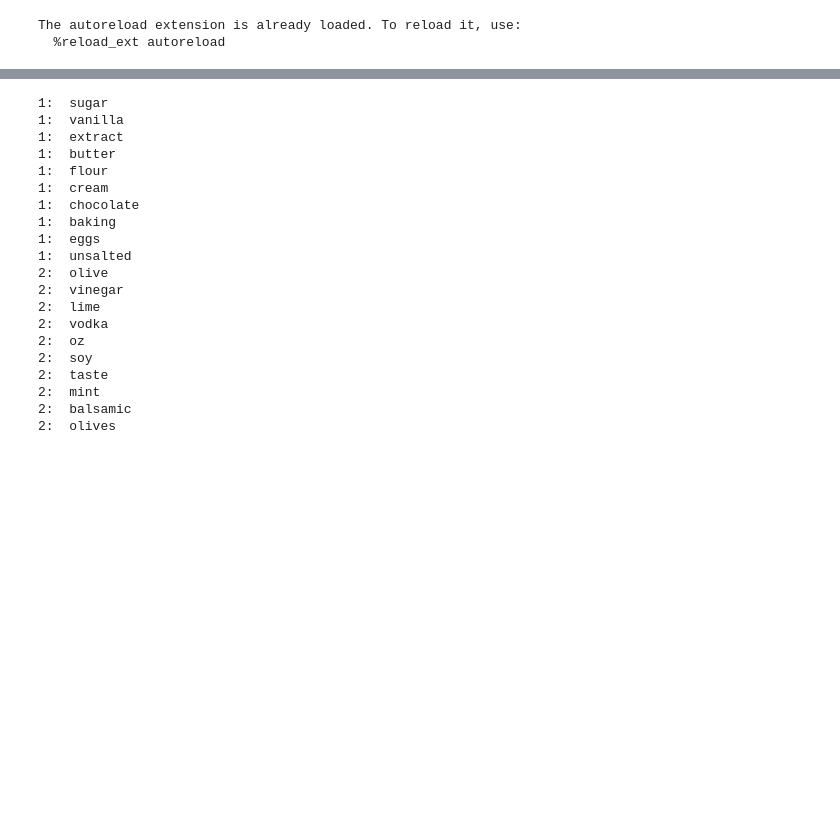
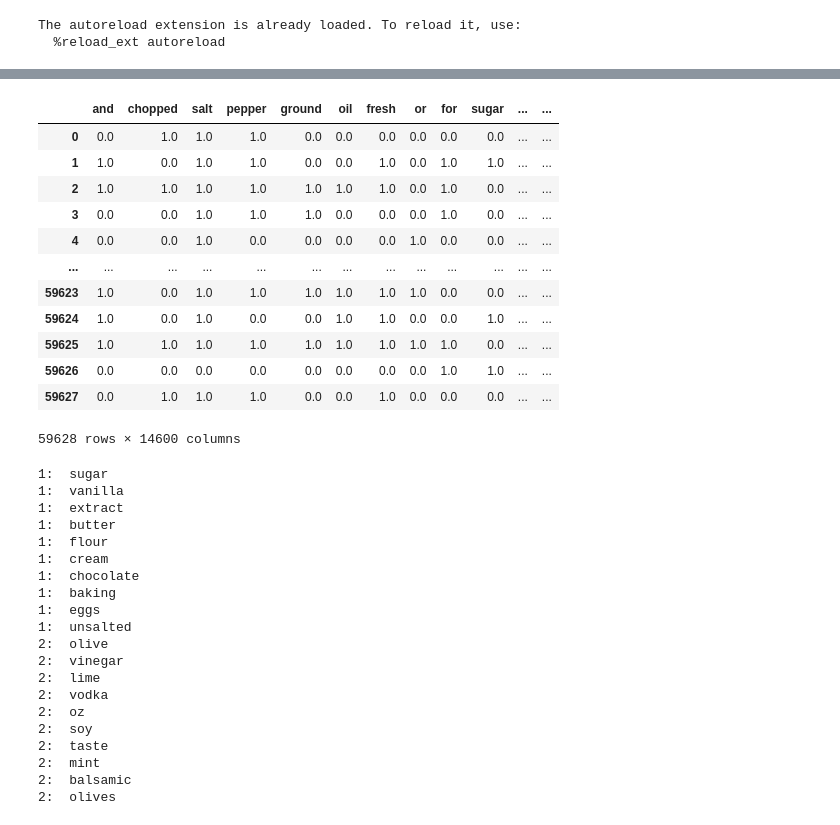
Before and after one commit to sayanfaraz/neural-kitchen, a Jupyter notebook: umap_run.ipynb, the cells around one changed output, grey strips where cells are left out. Cells and saved outputs as stored; diff of their text form; code cells hidden in the pictures; blank space fills up the shorter version.

```diff
--- a/umap_run.ipynb
+++ b/umap_run.ipynb
@@ -131,3 +196,19 @@ set()
+# %%
+final_data
+# %% [output]
+|  | and | chopped | salt | pepper | ground | oil | fresh | or | for | sugar | ... | ... |
+| 0 | 0.0 | 1.0 | 1.0 | 1.0 | 0.0 | 0.0 | 0.0 | 0.0 | 0.0 | 0.0 | ... | ... |
+| 1 | 1.0 | 0.0 | 1.0 | 1.0 | 0.0 | 0.0 | 1.0 | 0.0 | 1.0 | 1.0 | ... | ... |
+| 2 | 1.0 | 1.0 | 1.0 | 1.0 | 1.0 | 1.0 | 1.0 | 0.0 | 1.0 | 0.0 | ... | ... |
+| 3 | 0.0 | 0.0 | 1.0 | 1.0 | 1.0 | 0.0 | 0.0 | 0.0 | 1.0 | 0.0 | ... | ... |
+| 4 | 0.0 | 0.0 | 1.0 | 0.0 | 0.0 | 0.0 | 0.0 | 1.0 | 0.0 | 0.0 | ... | ... |
+| ... | ... | ... | ... | ... | ... | ... | ... | ... | ... | ... | ... | ... |
+| 59623 | 1.0 | 0.0 | 1.0 | 1.0 | 1.0 | 1.0 | 1.0 | 1.0 | 0.0 | 0.0 | ... | ... |
+| 59624 | 1.0 | 0.0 | 1.0 | 0.0 | 0.0 | 1.0 | 1.0 | 0.0 | 0.0 | 1.0 | ... | ... |
+| 59625 | 1.0 | 1.0 | 1.0 | 1.0 | 1.0 | 1.0 | 1.0 | 1.0 | 1.0 | 0.0 | ... | ... |
+| 59626 | 0.0 | 0.0 | 0.0 | 0.0 | 0.0 | 0.0 | 0.0 | 0.0 | 1.0 | 1.0 | ... | ... |
+| 59627 | 0.0 | 1.0 | 1.0 | 1.0 | 0.0 | 0.0 | 1.0 | 0.0 | 0.0 | 0.0 | ... | ... |
+59628 rows × 14600 columns
 # %%
 pickle.dump(final_data, open( "final_data.p", "wb" ))
 
```
Also changed, not shown: parts of 20 cells of this notebook.
